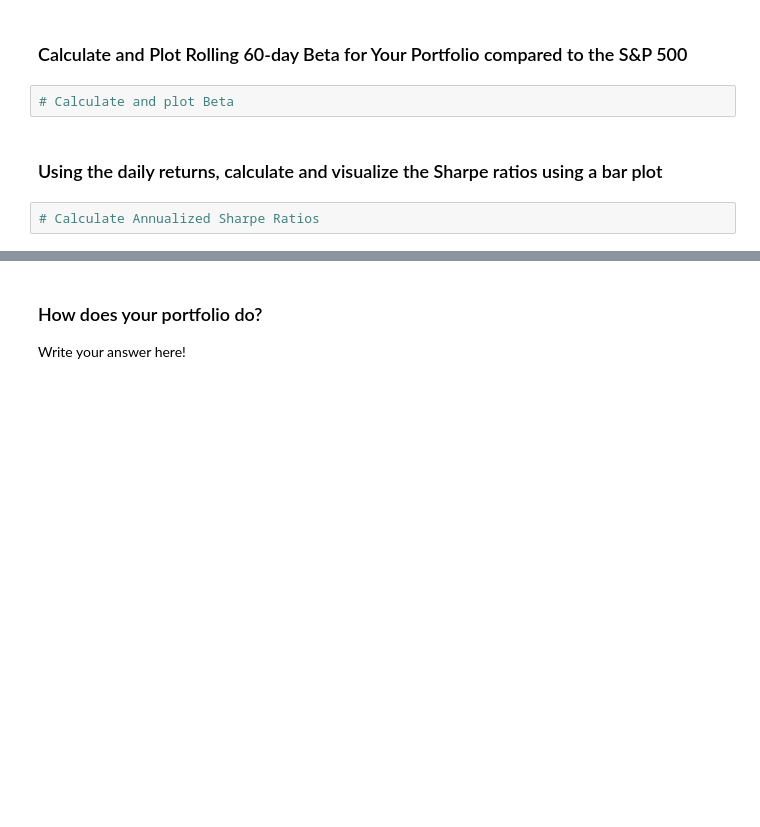
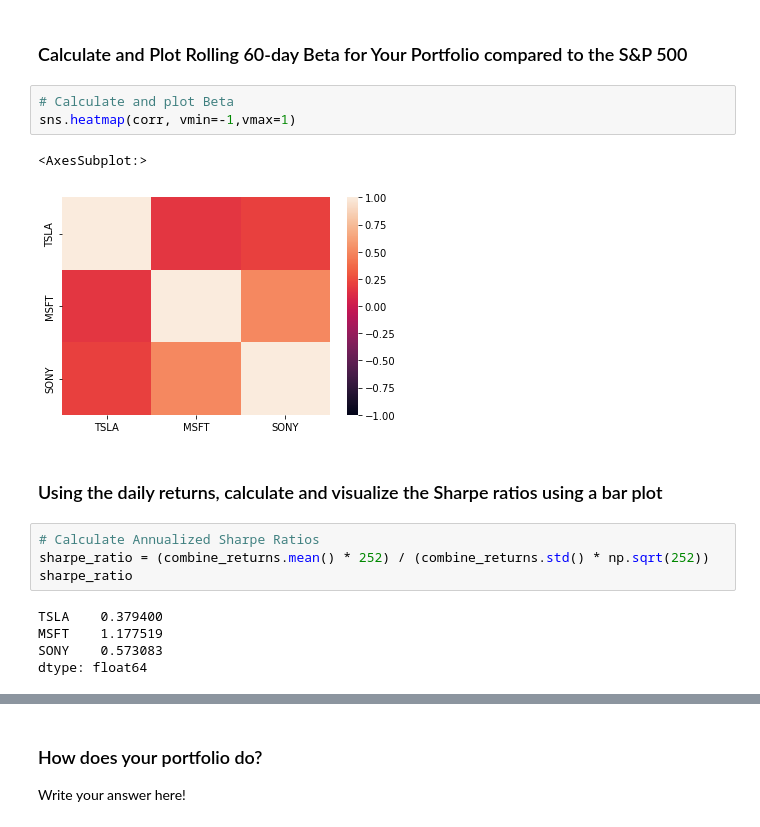
Before and after one commit to Enriquebrice15/Whale_Analysis_portfolio, a Jupyter notebook: whale_analysis.ipynb, the cells around one changed output, grey strips where cells are left out. Saved outputs shown, nothing was run; the diff lists cells and outputs as text; blank space fills up the shorter version.

```diff
--- a/whale_analysis.ipynb
+++ b/whale_analysis.ipynb
@@ -620,9 +634,20 @@ all_returns = pd.concat([portfolio_return,returns_df],axis="columns",join="inner
 ### Calculate and Plot Rolling 60-day Beta for Your Portfolio compared to the S&P 500
 # %%
 # Calculate and plot Beta
+sns.heatmap(corr, vmin=-1,vmax=1)
+# %% [output]
+<AxesSubplot:>
+[figure, added]
 # %% [markdown]
 ### Using the daily returns, calculate and visualize the Sharpe ratios using a bar plot
 # %%
 # Calculate Annualized Sharpe Ratios
+sharpe_ratio = (combine_returns.mean() * 252) / (combine_returns.std() * np.sqrt(252))
+sharpe_ratio
+# %% [output]
+TSLA    0.379400
+MSFT    1.177519
+SONY    0.573083
+dtype: float64
 # %%
 # Visualize the sharpe ratios as a bar plot
```
Also changed, not shown: parts of 11 cells of this notebook.
